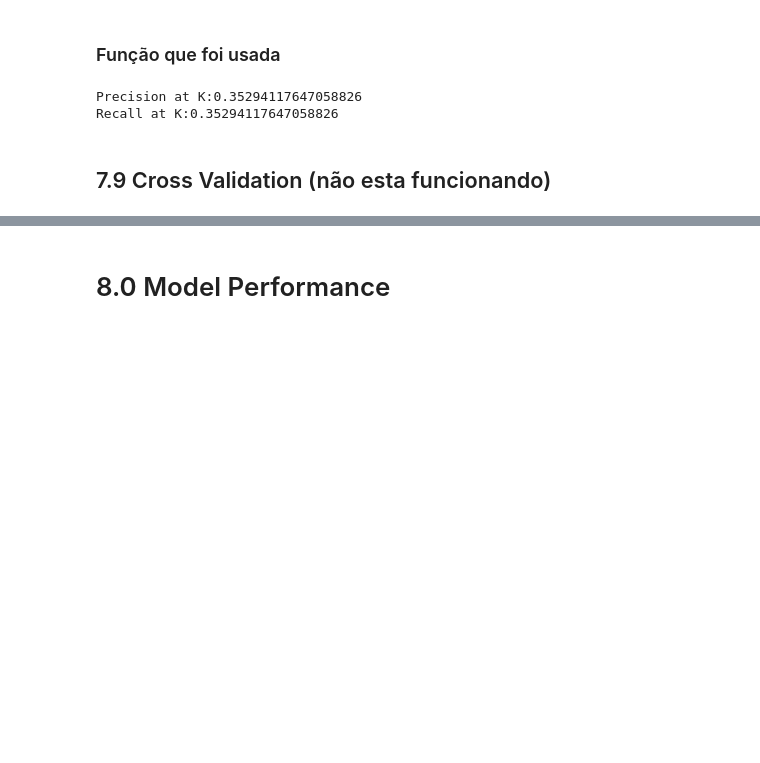
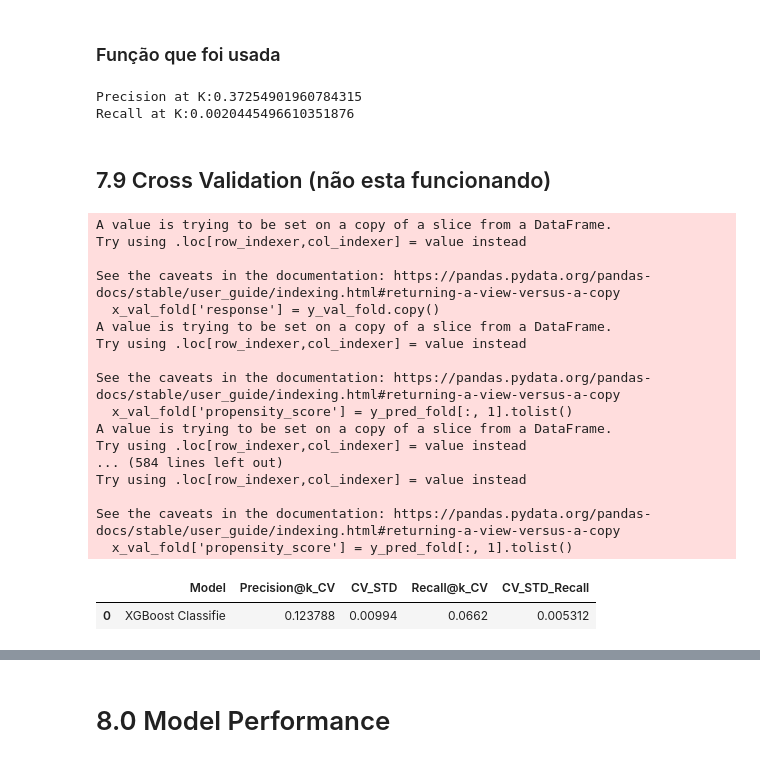
Before and after one commit to Raquelrs3/health_insurance_cross_sell, a Jupyter notebook: c09_Deploy_Modelo_em_Producao_HI.ipynb, the cells around one changed output, grey strips where cells are left out. Cells and saved outputs as stored; diff of their text form; code cells hidden in the pictures; blank space fills up the shorter version.

```diff
--- a/c09_Deploy_Modelo_em_Producao_HI.ipynb
+++ b/c09_Deploy_Modelo_em_Producao_HI.ipynb
@@ -1587,10 +1582,10 @@ print("Precision at K:{}".format(precision_at_50))
 
 #compute precision at k
 recall_at_50 = recall_at_k(df8, k=50)
-print("Recall at K:{}".format(precision_at_50))
+print("Recall at K:{}".format(recall_at_50))
 # %% [output]
-Precision at K:0.35294117647058826
-Recall at K:0.35294117647058826
+Precision at K:0.37254901960784315
+Recall at K:0.0020445496610351876
 # %% [markdown]
 ## 7.9 Cross Validation (não esta funcionando)
 # %%
@@ -1650,3 +1645,47 @@ def cross_validation(model, model_name, x_train, y_train, num_folds , k=2000):
                                       'CV_STD': precision_at_k_cv_std,
                                       'Recall@k_CV': recall_at_k_cv_mean,
                                       'CV_STD_Recall': recall_at_k_cv_std}, index=[0])
+# %%
+# KNN
+yhat_knn_cv, knn_result_cv = cross_validation(knn_model, "KNN", x_train, y_train, 10)
+knn_result_cv
+
+# Logistic Regression
+yhat_lr_cv, lr_result_cv = cross_validation(lr_model, "Logistic Regression", x_train, y_train, 10)
+lr_result_cv
+
+# Extra Trees Classifier
+yhat_et_cv, et_result_cv = cross_validation(et_model, "Extra Trees Classifier", x_train, y_train, 10)
+et_result_cv
+
+# Random Forest Classifier
+yhat_rf_cv, rf_result_cv = cross_validation(rf_model, "Random Forest Classifier", x_train, y_train, 10)
+rf_result_cv
+
+# Naive Bayes Classifier
+yhat_gnb_cv, gnb_result_cv = cross_validation(gnb_model, "Naive Bayes Classifier", x_train, y_train, 10)
+gnb_result_cv
+
+# XGBoost Classifier
+yhat_xgb_cv, xgb_result_cv = cross_validation(xgb_model, "XGBoost Classifie", x_train, y_train, 10)
+xgb_result_cv
+# %% [output]
+A value is trying to be set on a copy of a slice from a DataFrame.
+Try using .loc[row_indexer,col_indexer] = value instead
+
+See the caveats in the documentation: https://pandas.pydata.org/pandas-docs/stable/user_guide/indexing.html#returning-a-view-versus-a-copy
+  x_val_fold['response'] = y_val_fold.copy()
+A value is trying to be set on a copy of a slice from a DataFrame.
+Try using .loc[row_indexer,col_indexer] = value instead
+
+See the caveats in the documentation: https://pandas.pydata.org/pandas-docs/stable/user_guide/indexing.html#returning-a-view-versus-a-copy
+  x_val_fold['propensity_score'] = y_pred_fold[:, 1].tolist()
+A value is trying to be set on a copy of a slice from a DataFrame.
+Try using .loc[row_indexer,col_indexer] = value instead
+... (584 lines left out)
+Try using .loc[row_indexer,col_indexer] = value instead
+
+See the caveats in the documentation: https://pandas.pydata.org/pandas-docs/stable/user_guide/indexing.html#returning-a-view-versus-a-copy
+  x_val_fold['propensity_score'] = y_pred_fold[:, 1].tolist()
+|  | Model | Precision@k_CV | CV_STD | Recall@k_CV | CV_STD_Recall |
+| 0 | XGBoost Classifie | 0.123788 | 0.00994 | 0.0662 | 0.005312 |
```
Also changed, not shown: parts of 52 cells of this notebook, 11 other files.
